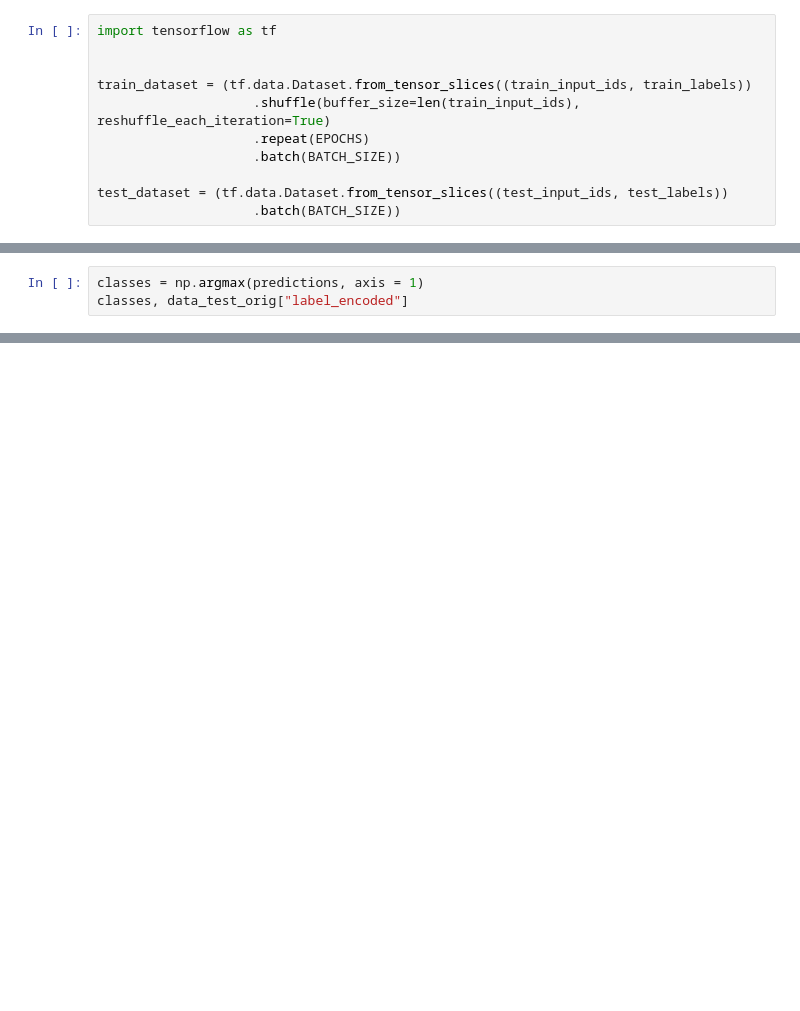
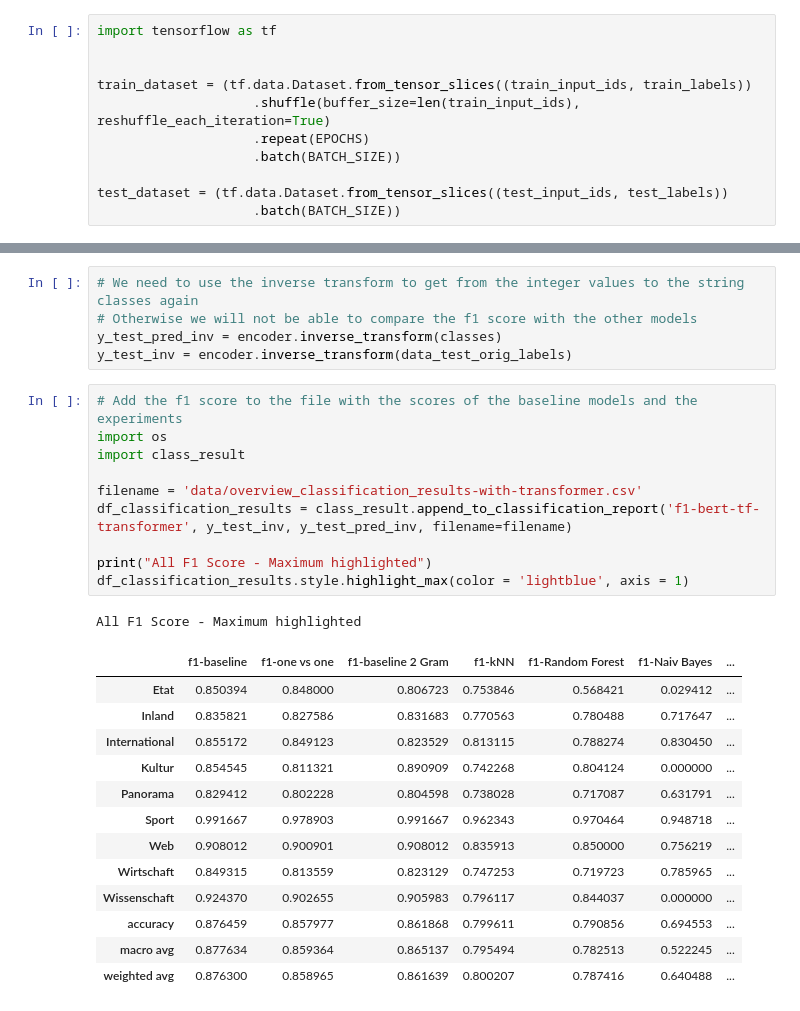
Before and after one commit to TheoHelfenberger/2021_HS_DAS_NLP_Notebooks, a Jupyter notebook: PA_Classification BERT.ipynb, the cells around one changed output, grey strips where cells are left out. Cells and saved outputs as stored; diff of their text form; blank space fills up the shorter version.

```diff
--- a/PA_Classification BERT.ipynb
+++ b/PA_Classification BERT.ipynb
@@ -271,3 +279,0 @@ predictions.shape
-# %%
-classes = np.argmax(predictions, axis = 1)
-classes, data_test_orig["label_encoded"]
@@ -276,0 +312,30 @@ print(classification_report(data_test_orig_labels, classes))
+# %%
+# We need to use the inverse transform to get from the integer values to the string classes again
+# Otherwise we will not be able to compare the f1 score with the other models
+y_test_pred_inv = encoder.inverse_transform(classes)
+y_test_inv = encoder.inverse_transform(data_test_orig_labels)
+# %%
+# Add the f1 score to the file with the scores of the baseline models and the experiments
+import os
+import class_result
+
+filename = 'data/overview_classification_results-with-transformer.csv'
+df_classification_results = class_result.append_to_classification_report('f1-bert-tf-transformer', y_test_inv, y_test_pred_inv, filename=filename)
+
+print("All F1 Score - Maximum highlighted")
+df_classification_results.style.highlight_max(color = 'lightblue', axis = 1)
+# %% [output]
+All F1 Score - Maximum highlighted
+|  | f1-baseline | f1-one vs one | f1-baseline 2 Gram | f1-kNN | f1-Random Forest | f1-Naiv Bayes | ... |
+| Etat | 0.850394 | 0.848000 | 0.806723 | 0.753846 | 0.568421 | 0.029412 | ... |
+| Inland | 0.835821 | 0.827586 | 0.831683 | 0.770563 | 0.780488 | 0.717647 | ... |
+| International | 0.855172 | 0.849123 | 0.823529 | 0.813115 | 0.788274 | 0.830450 | ... |
+| Kultur | 0.854545 | 0.811321 | 0.890909 | 0.742268 | 0.804124 | 0.000000 | ... |
+| Panorama | 0.829412 | 0.802228 | 0.804598 | 0.738028 | 0.717087 | 0.631791 | ... |
+| Sport | 0.991667 | 0.978903 | 0.991667 | 0.962343 | 0.970464 | 0.948718 | ... |
+| Web | 0.908012 | 0.900901 | 0.908012 | 0.835913 | 0.850000 | 0.756219 | ... |
+| Wirtschaft | 0.849315 | 0.813559 | 0.823129 | 0.747253 | 0.719723 | 0.785965 | ... |
+| Wissenschaft | 0.924370 | 0.902655 | 0.905983 | 0.796117 | 0.844037 | 0.000000 | ... |
+| accuracy | 0.876459 | 0.857977 | 0.861868 | 0.799611 | 0.790856 | 0.694553 | ... |
+| macro avg | 0.877634 | 0.859364 | 0.865137 | 0.795494 | 0.782513 | 0.522245 | ... |
+| weighted avg | 0.876300 | 0.858965 | 0.861639 | 0.800207 | 0.787416 | 0.640488 | ... |
```
Also changed, not shown: parts of 32 cells of this notebook.
